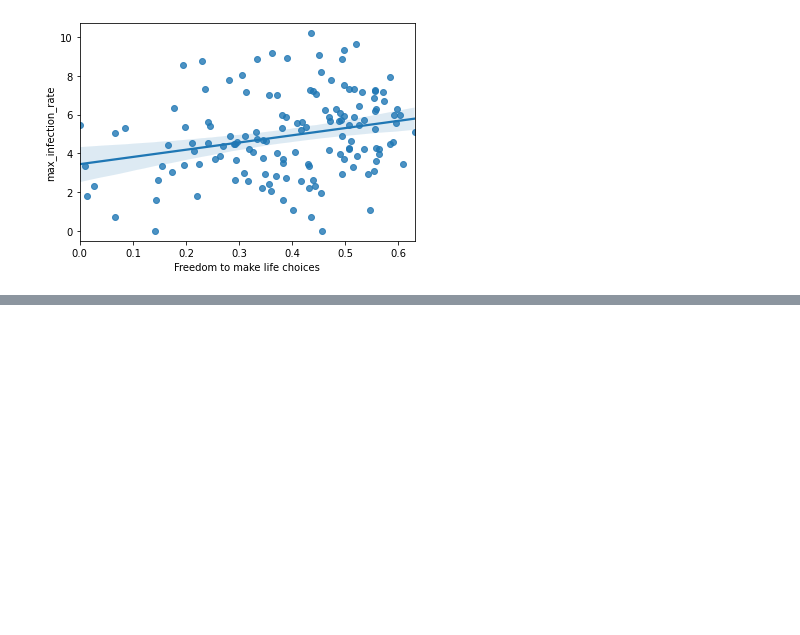
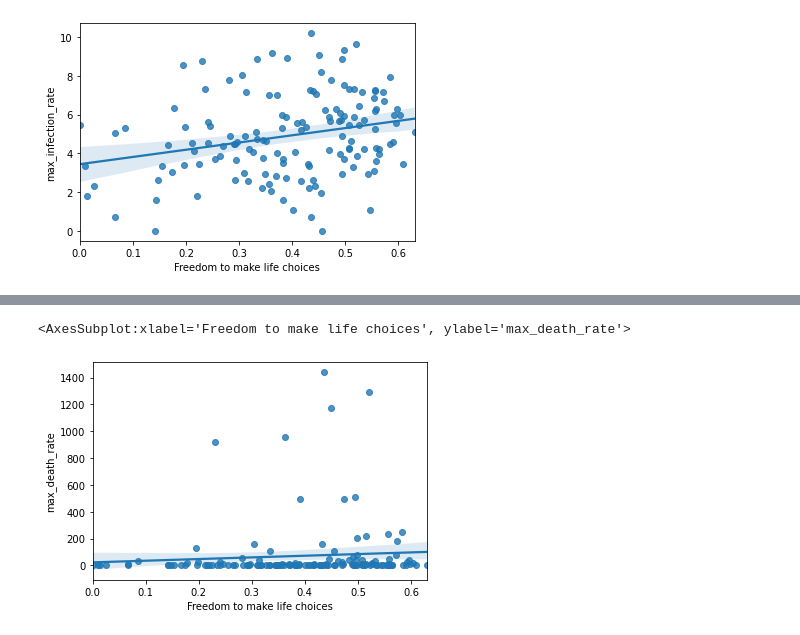
Before and after one commit to ThuanHLe/Python_Project, a Jupyter notebook: Covid_19_Data_Analysis.ipynb, the cells around one changed output, grey strips where cells are left out. Saved outputs shown, nothing was run; the diff lists cells and outputs as text; code cells hidden in the pictures; blank space fills up the shorter version.

```diff
--- a/Covid_19_Data_Analysis.ipynb
+++ b/Covid_19_Data_Analysis.ipynb
@@ -355,0 +508,7 @@ sns.regplot(x,np.log(y))
+# %%
+x = join_df["Freedom to make life choices"]
+y = join_df["max_death_rate"]
+sns.regplot(x,y)
+# %% [output]
+<AxesSubplot:xlabel='Freedom to make life choices', ylabel='max_death_rate'>
+[figure, added]
```
Also changed, not shown: parts of 20 cells of this notebook.
